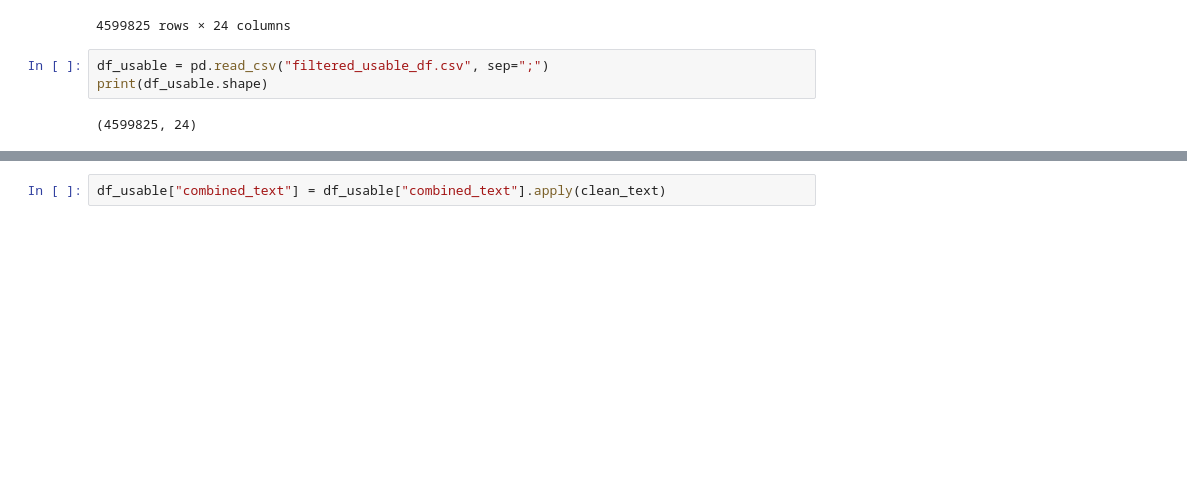
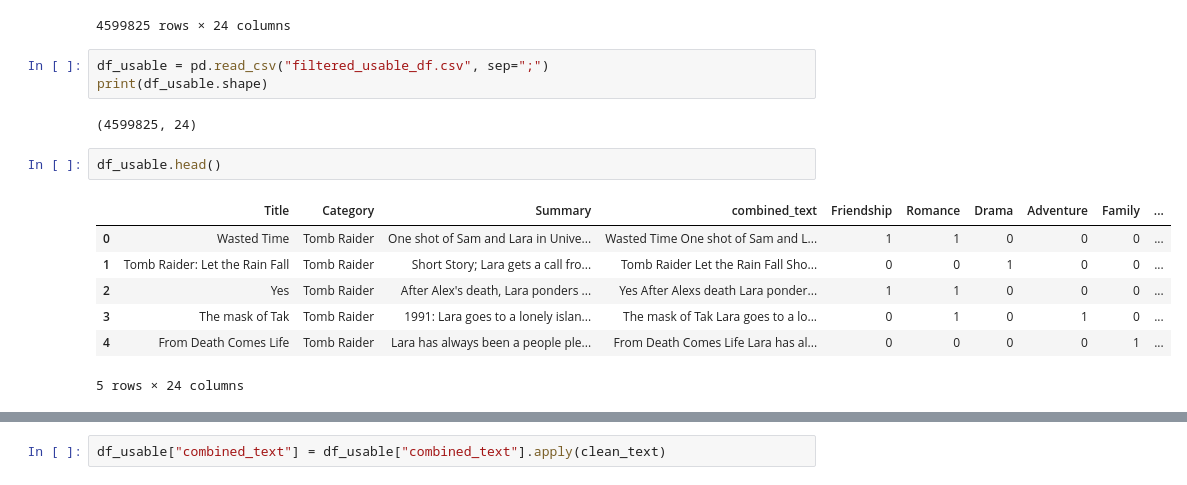
Before and after one commit to DonCheetos/DS_Group_B4, a Jupyter notebook: fanfiction.ipynb, the cells around one changed output, grey strips where cells are left out. Drawn from its saved outputs; the diff is of its cells as text; blank space fills up the shorter version.

```diff
--- a/fanfiction.ipynb
+++ b/fanfiction.ipynb
@@ -495,5 +521,15 @@ df_usable = pd.read_csv("filtered_usable_df.csv", sep=";")
 print(df_usable.shape)
 # %% [output]
 (4599825, 24)
+# %%
+df_usable.head()
+# %% [output]
+|  | Title | Category | Summary | combined_text | Friendship | Romance | Drama | Adventure | Family | ... |
+| 0 | Wasted Time | Tomb Raider | One shot of Sam and Lara in Unive... | Wasted Time One shot of Sam and L... | 1 | 1 | 0 | 0 | 0 | ... |
+| 1 | Tomb Raider: Let the Rain Fall | Tomb Raider | Short Story; Lara gets a call fro... | Tomb Raider Let the Rain Fall Sho... | 0 | 0 | 1 | 0 | 0 | ... |
+| 2 | Yes | Tomb Raider | After Alex's death, Lara ponders ... | Yes After Alexs death Lara ponder... | 1 | 1 | 0 | 0 | 0 | ... |
+| 3 | The mask of Tak | Tomb Raider | 1991: Lara goes to a lonely islan... | The mask of Tak Lara goes to a lo... | 0 | 1 | 0 | 1 | 0 | ... |
+| 4 | From Death Comes Life | Tomb Raider | Lara has always been a people ple... | From Death Comes Life Lara has al... | 0 | 0 | 0 | 0 | 1 | ... |
+5 rows × 24 columns
 # %%
 def clean_text(text):
```
Also changed, not shown: parts of 28 cells of this notebook.
